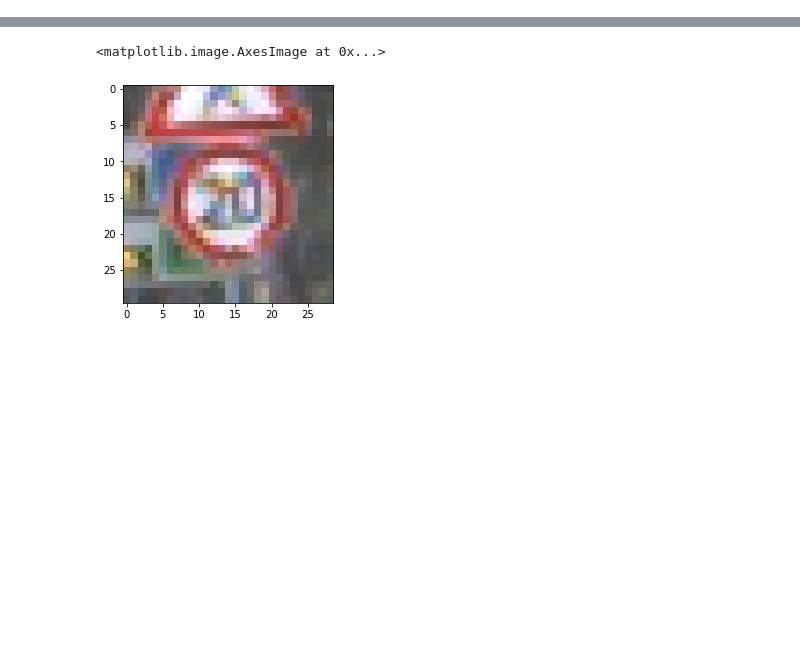
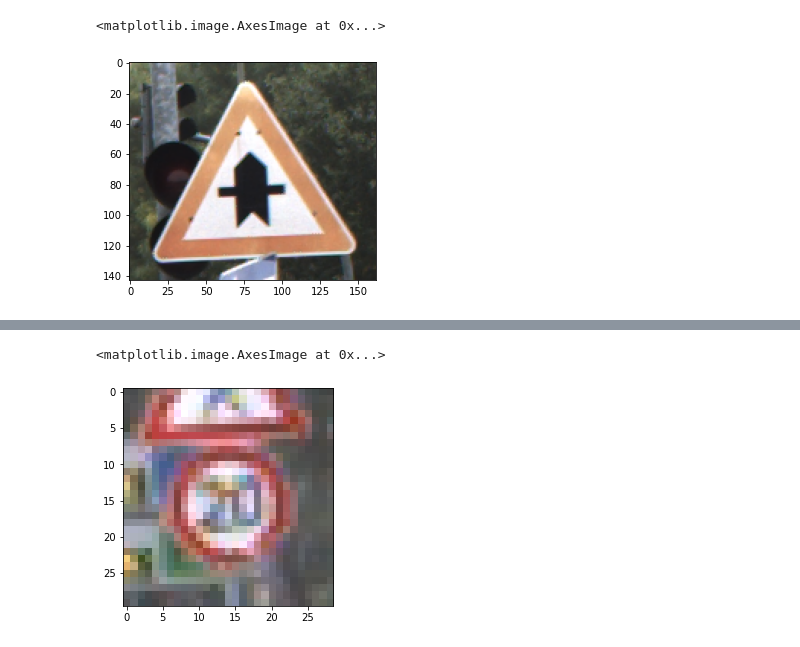
Before and after one commit to Amanath0/hands-on-2021, a Jupyter notebook: notebooks/reading_images.ipynb, the cells around one changed output, grey strips where cells are left out. Drawn from its saved outputs; the diff is of its cells as text; code cells hidden in the pictures; blank space fills up the shorter version.

```diff
--- a/notebooks/reading_images.ipynb
+++ b/notebooks/reading_images.ipynb
@@ -3,0 +136,5 @@ import matplotlib.pyplot as plt
+# %%
+plt.imshow(Image.open(images_df.query('Width == 162')['path'].values[0]))
+# %% [output]
+<matplotlib.image.AxesImage at 0x...>
+[figure, added]
```
Also changed, not shown: parts of 16 cells of this notebook.
